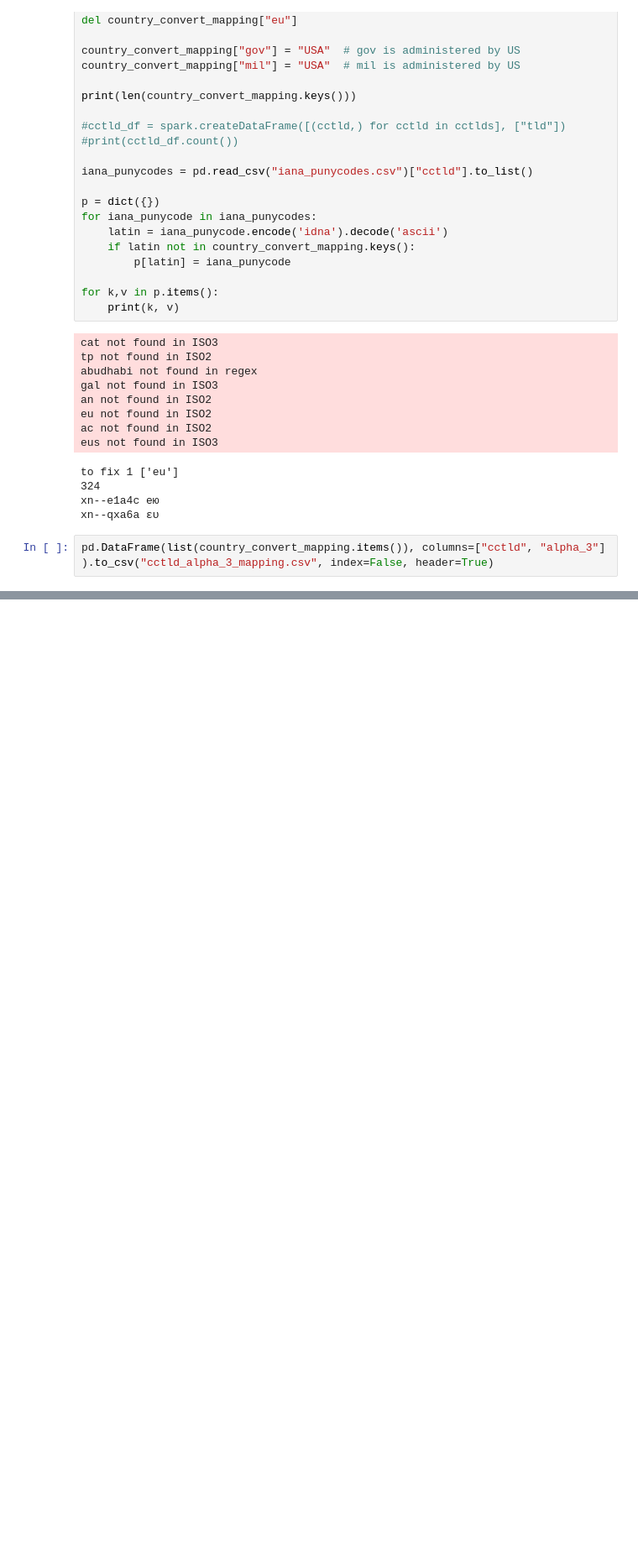
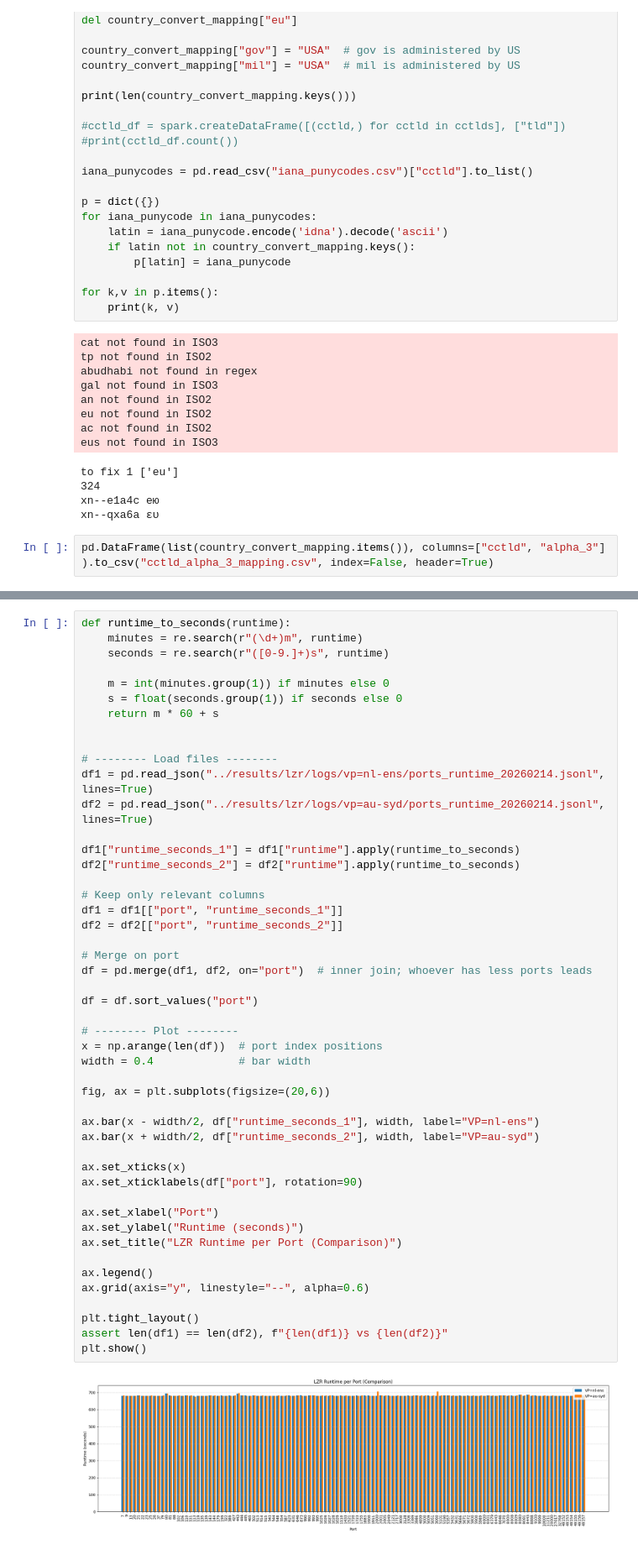
Before and after one commit to gustavoluvizotto/anycast-service-discovery, a Jupyter notebook: measurements/notebooks/local_processing.ipynb, the cells around one changed output, grey strips where cells are left out. Shown at 84% size. Cells and saved outputs as stored; diff of their text form; blank space fills up the shorter version.

```diff
--- a/measurements/notebooks/local_processing.ipynb
+++ b/measurements/notebooks/local_processing.ipynb
@@ -165,0 +253,50 @@ pd.DataFrame(list(country_convert_mapping.items()), columns=["cctld", "alpha_3"]
+# %%
+def runtime_to_seconds(runtime):
+    minutes = re.search(r"(\d+)m", runtime)
+    seconds = re.search(r"([0-9.]+)s", runtime)
+
+    m = int(minutes.group(1)) if minutes else 0
+    s = float(seconds.group(1)) if seconds else 0
+    return m * 60 + s
+
+
+# -------- Load files --------
+df1 = pd.read_json("../results/lzr/logs/vp=nl-ens/ports_runtime_20260214.jsonl", lines=True)
+df2 = pd.read_json("../results/lzr/logs/vp=au-syd/ports_runtime_20260214.jsonl", lines=True)
+
+df1["runtime_seconds_1"] = df1["runtime"].apply(runtime_to_seconds)
+df2["runtime_seconds_2"] = df2["runtime"].apply(runtime_to_seconds)
+
+# Keep only relevant columns
+df1 = df1[["port", "runtime_seconds_1"]]
+df2 = df2[["port", "runtime_seconds_2"]]
+
+# Merge on port
+df = pd.merge(df1, df2, on="port")  # inner join; whoever has less ports leads
+
+df = df.sort_values("port")
+
+# -------- Plot --------
+x = np.arange(len(df))  # port index positions
+width = 0.4             # bar width
+
+fig, ax = plt.subplots(figsize=(20,6))
+
+ax.bar(x - width/2, df["runtime_seconds_1"], width, label="VP=nl-ens")
+ax.bar(x + width/2, df["runtime_seconds_2"], width, label="VP=au-syd")
+
+ax.set_xticks(x)
+ax.set_xticklabels(df["port"], rotation=90)
+
+ax.set_xlabel("Port")
+ax.set_ylabel("Runtime (seconds)")
+ax.set_title("LZR Runtime per Port (Comparison)")
+
+ax.legend()
+ax.grid(axis="y", linestyle="--", alpha=0.6)
+
+plt.tight_layout()
+assert len(df1) == len(df2), f"{len(df1)} vs {len(df2)}"
+plt.show()
+# %% [output]
+[figure, added]
```
Also changed, not shown: parts of 4 cells of this notebook, 7 other files.
